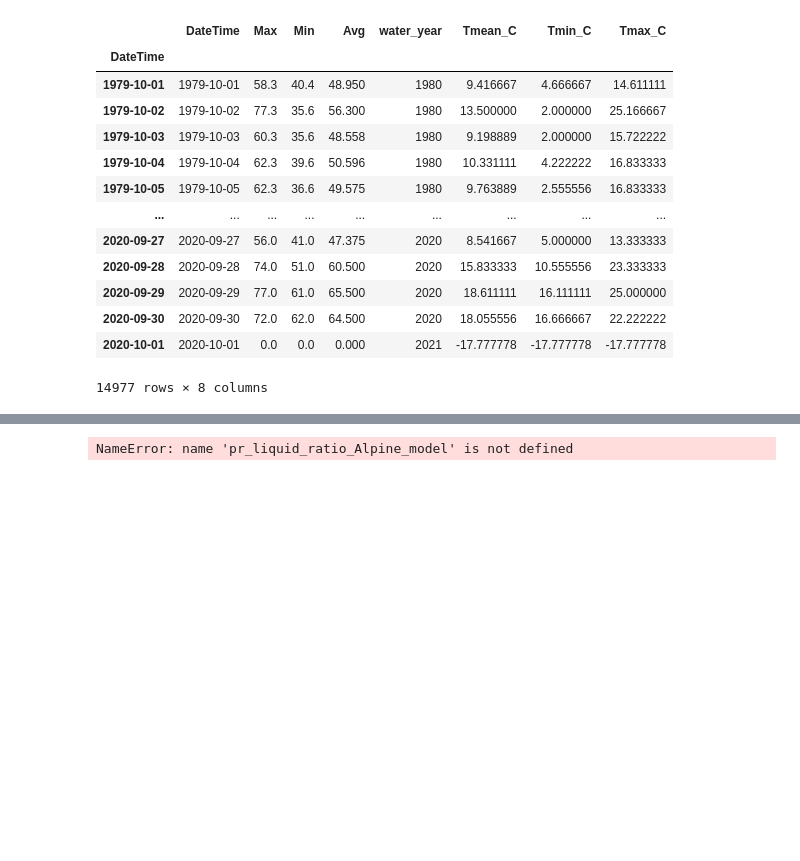
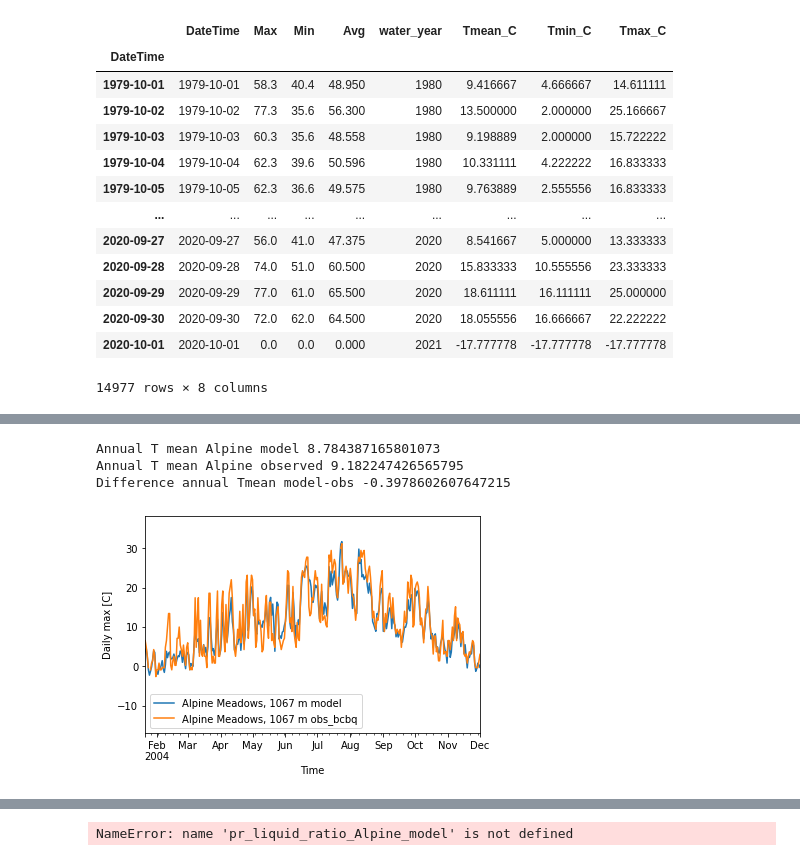
Before and after one commit to NCristea/Snow_SCL, a Jupyter notebook: compare_datasets.ipynb, the cells around one changed output, grey strips where cells are left out. Drawn from its saved outputs; the diff is of its cells as text; code cells hidden in the pictures; blank space fills up the shorter version.

```diff
--- a/compare_datasets.ipynb
+++ b/compare_datasets.ipynb
@@ -276,0 +301,21 @@ Difference annual Tmean model-obs -4.5271679680933605
+# %%
+#plot temperature data
+#plot modeled T vs. observed at Alpine Meadows
+ax = df_model_data_Alpine.plot(kind='line',  y = 'tmax_point', label = 'Alpine Meadows, 1067 m model')
+df_snotel_Alpine.plot(kind='line',  y = 'Tmax_C', label = 'Alpine Meadows, 1067 m obs_bcbq', ax = ax)
+#df_snotel_obs_SPU_Alpine_T_.plot(kind='line',  y = 'Tmax_C', label = 'Alpine Meadows, 1067 m SPU', ax = ax)
+
+ax.set_xlim([datetime(2004, 1, 21), datetime(2004, 12, 1)])
+plt.xlabel('Time')
+plt.ylabel('Daily max [C]')
+
+mean_diff_T = df_model_data_Alpine.tmax_point.mean() - df_snotel_Alpine.Tmax_C.mean()
+
+print('Annual T mean Alpine model', df_model_data_Alpine.tmax_point.mean())
+print('Annual T mean Alpine observed', df_snotel_Alpine.Tmax_C.mean())
+print('Difference annual Tmean model-obs', mean_diff_T)
+# %% [output]
+Annual T mean Alpine model 8.784387165801073
+Annual T mean Alpine observed 9.182247426565795
+Difference annual Tmean model-obs -0.3978602607647215
+[figure, added]
```
Also changed, not shown: parts of 16 cells of this notebook, 9 other files.
